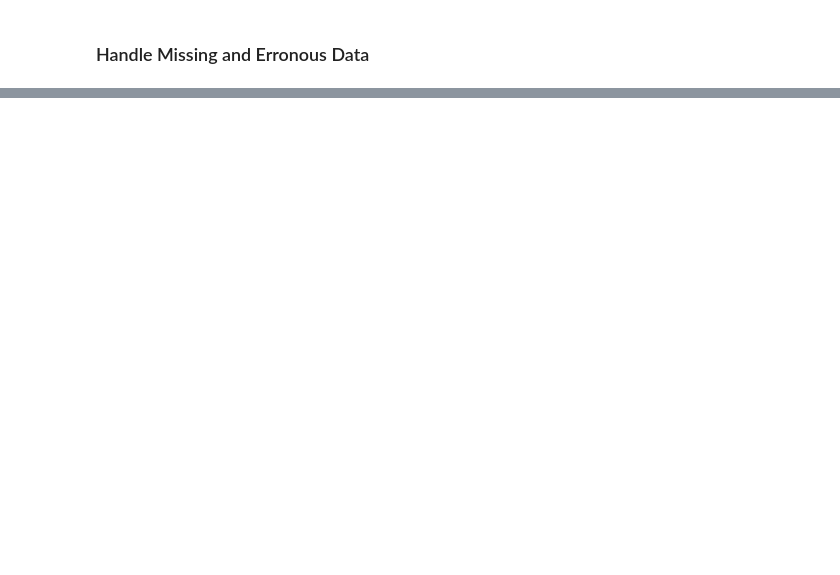
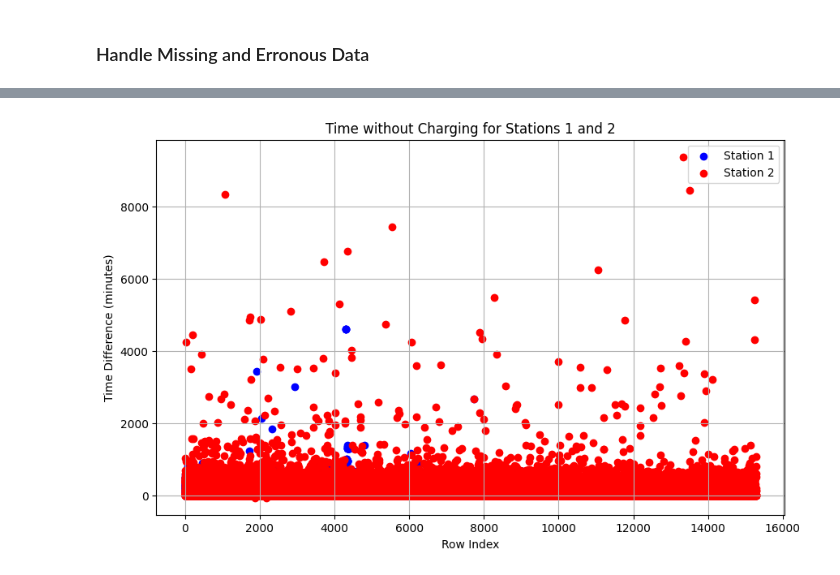
Before and after one commit to S0PEX/AA_Team_9_WS23, a Jupyter notebook: main.ipynb, the cells around one changed output, grey strips where cells are left out. Cells and saved outputs as stored; diff of their text form; code cells hidden in the pictures; blank space fills up the shorter version.

```diff
--- a/main.ipynb
+++ b/main.ipynb
@@ -134,0 +265,18 @@ plt.show()
+# %%
+# Plot the time differences for station 1 in blue and station 2 in red
+plt.figure(figsize=(10, 6))
+
+# Plot time differences for station 1 (blue)
+plt.scatter(df[df['station'] == '1'].index, df[df['station'] == '1']['NoChargingTimeMinutes'], color='blue', label='Station 1')
+
+# Plot time differences for station 2 (red)
+plt.scatter(df[df['station'] == '2'].index, df[df['station'] == '2']['NoChargingTimeMinutes'], color='red', label='Station 2')
+
+plt.title('Time without Charging for Stations 1 and 2')
+plt.xlabel('Row Index')
+plt.ylabel('Time Difference (minutes)')
+plt.legend()
+plt.grid(True)
+plt.show()
+# %% [output]
+[figure, added]
```
Also changed, not shown: parts of 18 cells of this notebook, 1 other file.
